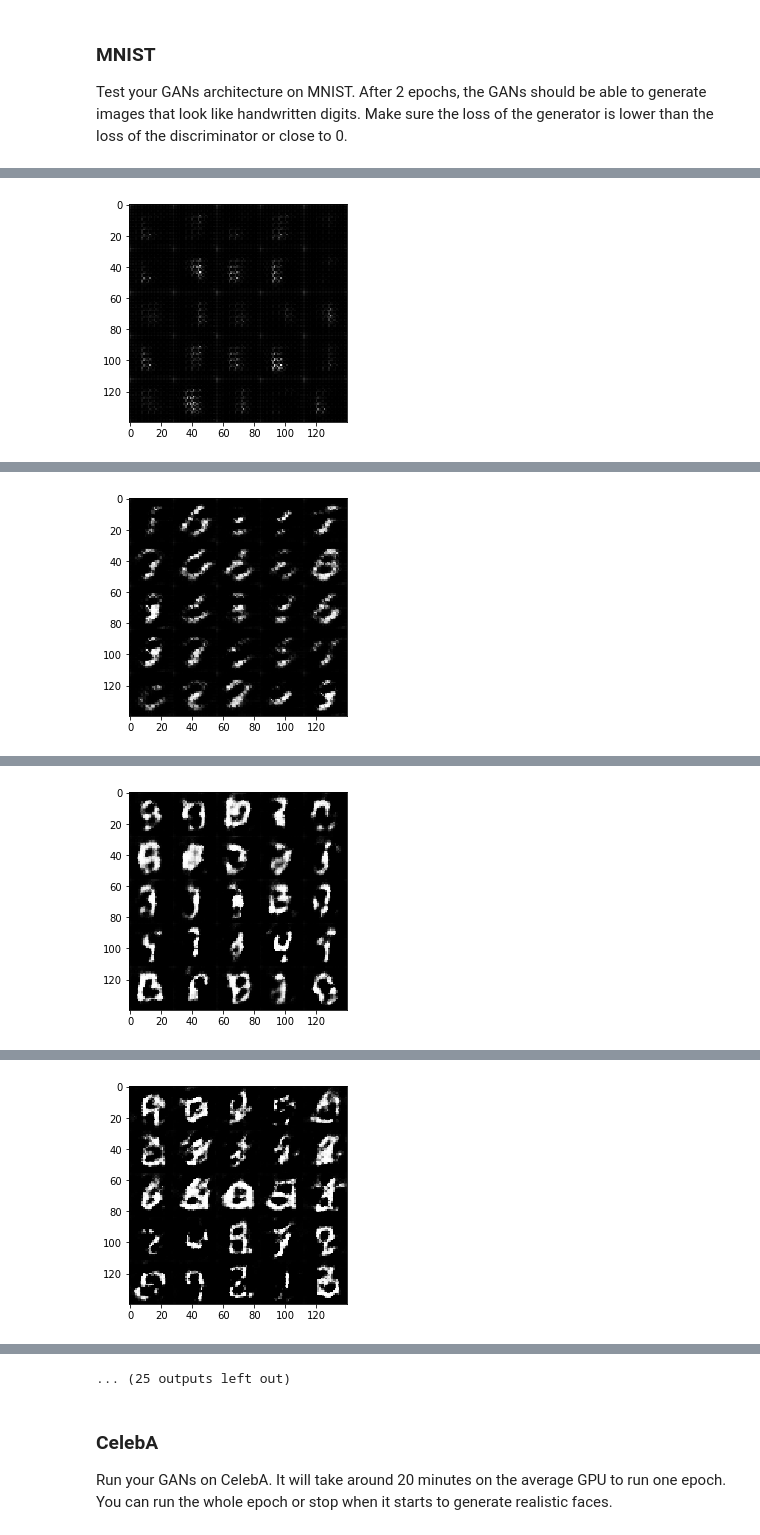
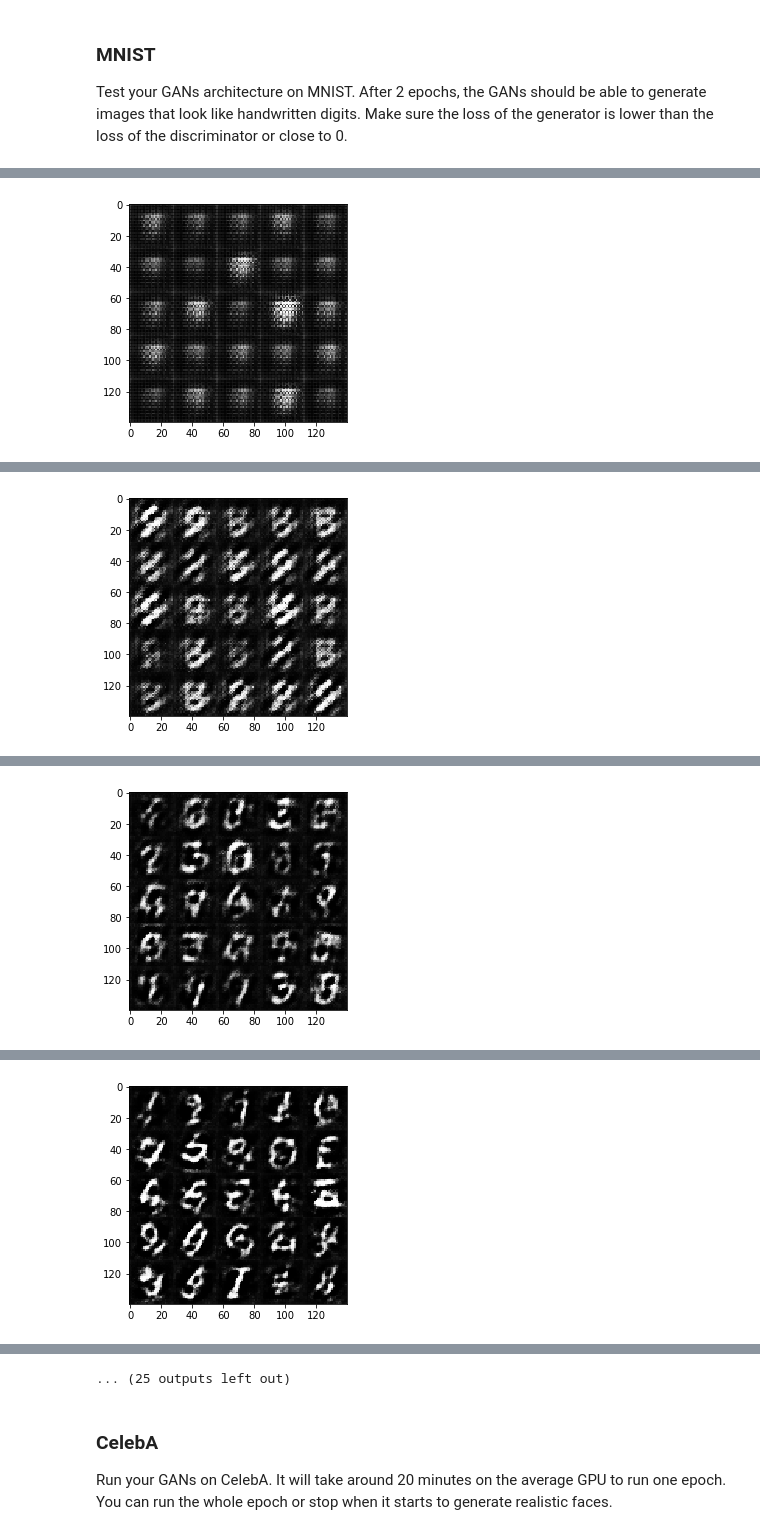
Before and after one commit to alastairong/udacity-facegen, a Jupyter notebook: dlnd_face_generation.ipynb, the cells around one changed output, grey strips where cells are left out. Drawn from its saved outputs; the diff is of its cells as text; code cells hidden in the pictures.

Commit message:
Completed project v2
With edits to GAN training

```diff
--- a/dlnd_face_generation.ipynb
+++ b/dlnd_face_generation.ipynb
@@ -193,26 +198,36 @@ def generator(z, out_channel_dim, is_train=True):
 
     with tf.variable_scope("generator", reuse=not is_train):
         # Input layer to fully connected and reshape
-        fc1 = tf.layers.dense(z, 4*4*512)
+        fc1 = tf.layers.dense(z, 4*4*512, kernel_initializer=tf.contrib.layers.xavier_initializer())
         fc1 = tf.reshape(fc1, (-1, 4, 4, 512))
         fc1 = tf.layers.batch_normalization(fc1, training=is_train)
         fc1 = tf.maximum(alpha * fc1, fc1)
 
         # Conv layers start here
-        x1 = tf.layers.conv2d_transpose(fc1, 256, 4, strides=1, padding="valid")
+        x1 = tf.layers.conv2d_transpose(fc1, 256, 4, strides=1, padding="valid", kernel_initializer=tf.contrib.layers.xavier_initializer())
         x1 = tf.layers.batch_normalization(x1, training=is_train)
         x1 = tf.maximum(alpha * x1, x1)
         # Now 7x7
 
-        x2 = tf.layers.conv2d_transpose(x1, 128, 5, strides=2, padding="same")
+        x2 = tf.layers.conv2d_transpose(x1, 256, 5, strides=1, padding="same", kernel_initializer=tf.contrib.layers.xavier_initializer())
         x2 = tf.layers.batch_normalization(x2, training=is_train)
         x2 = tf.maximum(alpha * x2, x2)
         # Now 14x14
 
-        x3 = tf.layers.conv2d_transpose(x2, out_channel_dim, 5, strides=2, padding="same")
+        x3 = tf.layers.conv2d_transpose(x2, 128, 5, strides=2, padding="same", kernel_initializer=tf.contrib.layers.xavier_initializer())
+        x3 = tf.layers.batch_normalization(x3, training=is_train)
+        x3 = tf.maximum(alpha * x3, x3)
+        # Now 14x14
+
+        x4 = tf.layers.conv2d_transpose(x3, 64, 5, strides=1, padding="same", kernel_initializer=tf.contrib.layers.xavier_initializer())
+        x4 = tf.layers.batch_normalization(x4, training=is_train)
+        x4 = tf.maximum(alpha * x4, x4)
+        # Still 14x14
+
+        x5 = tf.layers.conv2d_transpose(x4, out_channel_dim, 5, strides=2, padding="same", kernel_initializer=tf.contrib.layers.xavier_initializer())
         # Now 28x28
 
-        output = tf.nn.tanh(x3)
+        output = tf.nn.tanh(x5)
 
         return output
 
@@ -242,10 +257,12 @@ def model_loss(inputs_real, inputs_z, out_channel_dim):
     d_output_real, d_logits_real = discriminator(inputs_real)
     d_output_fake, d_logits_fake = discriminator(g_output, reuse=True)
 
+    smooth = 0.1
+
     g_loss = tf.reduce_mean(
         tf.nn.sigmoid_cross_entropy_with_logits(logits=d_logits_fake, labels=tf.ones_like(d_logits_fake)))
     d_loss_real = tf.reduce_mean(
-        tf.nn.sigmoid_cross_entropy_with_logits(logits=d_logits_real, labels=tf.ones_like(d_logits_real)))
+        tf.nn.sigmoid_cross_entropy_with_logits(logits=d_logits_real, labels=tf.ones_like(d_logits_real)*(1.0 - smooth)))
     d_loss_fake = tf.reduce_mean(
         tf.nn.sigmoid_cross_entropy_with_logits(logits=d_logits_fake, labels=tf.zeros_like(d_logits_fake)))
     d_loss = d_loss_real + d_loss_fake
@@ -373,6 +390,10 @@ def train(epoch_count, batch_size, z_dim, learning_rate, beta1, get_batches, dat
                                                      inputs_z: batch_z,
                                                      learn_rate: learning_rate})
 
+                _ = sess.run(d_train_opt, feed_dict={inputs_real: batch_images,
+                                                     inputs_z: batch_z,
+                                                     learn_rate: learning_rate})
+
                 # Every 10 steps, print losses
                 if steps % 10 == 0:
                     # Every 10 steps, get the losses and print them out
@@ -393,8 +414,8 @@ def train(epoch_count, batch_size, z_dim, learning_rate, beta1, get_batches, dat
 Test your GANs architecture on MNIST.  After 2 epochs, the GANs should be able to generate images that look like handwritten digits.  Make sure the loss of the generator is lower than the loss of the discriminator or close to 0.
 # %%
 batch_size = 64
-z_dim = 100
-learning_rate = 0.0005
+z_dim = 128
+learning_rate = 0.0002
 beta1 = 0.5
 
 
@@ -421 +442 @@ Epoch 1/2... Discriminator Loss: 0.4898... Generator Loss: 2.1356
-[figure, old version]
+[figure, new version]
@@ -432 +453 @@ Epoch 1/2... Discriminator Loss: 0.8766... Generator Loss: 1.4593
-[figure, old version]
+[figure, new version]
@@ -443 +464 @@ Epoch 1/2... Discriminator Loss: 0.5862... Generator Loss: 1.9164
-[figure, old version]
+[figure, new version]
@@ -454 +475 @@ Epoch 1/2... Discriminator Loss: 1.0882... Generator Loss: 0.8725
-[figure, old version]
+[figure, new version]
```
Also changed, not shown: parts of 3 cells of this notebook, 2 other files.
